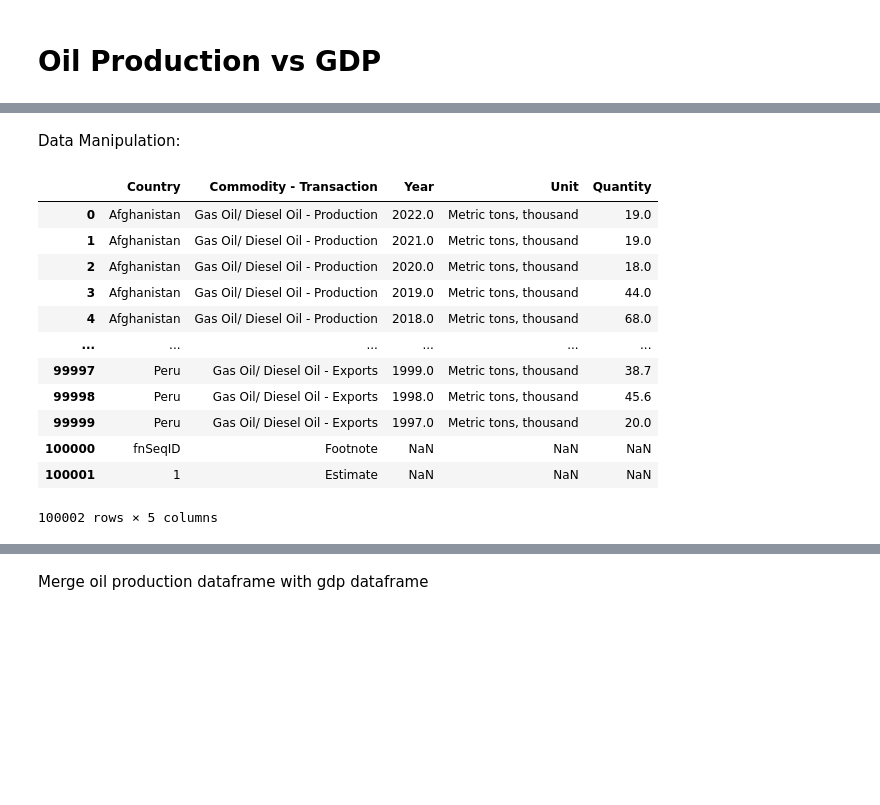
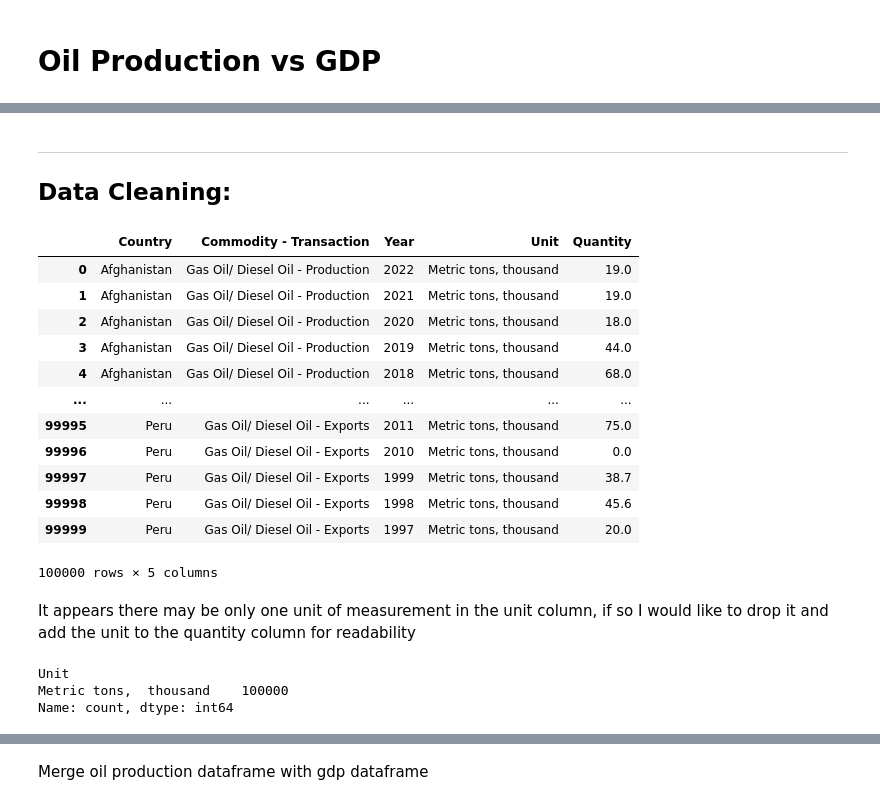
Before and after one commit to nss-data-science-cohort-8/un-exploration-GetGubbz, a Jupyter notebook: UN_Data_Exploration.ipynb, the cells around one changed output, grey strips where cells are left out. Saved outputs shown, nothing was run; the diff lists cells and outputs as text; code cells hidden in the pictures; blank space fills up the shorter version.

```diff
--- a/UN_Data_Exploration.ipynb
+++ b/UN_Data_Exploration.ipynb
@@ -1151,0 +1124,3 @@ oil_df.head()
+# %%
+oil_df = pd.read_csv('../un-exploration-GetGubbz/data/UN_Oil_Data.csv', usecols = ['Country or Area', 'Commodity - Transaction', 'Year', 'Unit', 'Quantity'], dtype={'Country or Area':'category','Commodity - Transaction':'category'}).dropna()
+oil_df
@@ -1156,20 +1175,29 @@ oil_df.shape
 # %% [markdown]
-Data Manipulation:
+<hr/>
+<h2>Data Cleaning:
 # %%
 oil_df = oil_df.rename(columns = {'Country or Area':'Country'})
-oil_df = oil_df.drop('Quantity Footnotes', axis =1)
+oil_df['Year'] = oil_df['Year'].astype('int16')
 oil_df
 # %% [output]
 |  | Country | Commodity - Transaction | Year | Unit | Quantity |
-| 0 | Afghanistan | Gas Oil/ Diesel Oil - Production | 2022.0 | Metric tons, thousand | 19.0 |
-| 1 | Afghanistan | Gas Oil/ Diesel Oil - Production | 2021.0 | Metric tons, thousand | 19.0 |
-| 2 | Afghanistan | Gas Oil/ Diesel Oil - Production | 2020.0 | Metric tons, thousand | 18.0 |
-| 3 | Afghanistan | Gas Oil/ Diesel Oil - Production | 2019.0 | Metric tons, thousand | 44.0 |
-| 4 | Afghanistan | Gas Oil/ Diesel Oil - Production | 2018.0 | Metric tons, thousand | 68.0 |
+| 0 | Afghanistan | Gas Oil/ Diesel Oil - Production | 2022 | Metric tons, thousand | 19.0 |
+| 1 | Afghanistan | Gas Oil/ Diesel Oil - Production | 2021 | Metric tons, thousand | 19.0 |
+| 2 | Afghanistan | Gas Oil/ Diesel Oil - Production | 2020 | Metric tons, thousand | 18.0 |
+| 3 | Afghanistan | Gas Oil/ Diesel Oil - Production | 2019 | Metric tons, thousand | 44.0 |
+| 4 | Afghanistan | Gas Oil/ Diesel Oil - Production | 2018 | Metric tons, thousand | 68.0 |
 | ... | ... | ... | ... | ... | ... |
-| 99997 | Peru | Gas Oil/ Diesel Oil - Exports | 1999.0 | Metric tons, thousand | 38.7 |
-| 99998 | Peru | Gas Oil/ Diesel Oil - Exports | 1998.0 | Metric tons, thousand | 45.6 |
-| 99999 | Peru | Gas Oil/ Diesel Oil - Exports | 1997.0 | Metric tons, thousand | 20.0 |
-| 100000 | fnSeqID | Footnote | NaN | NaN | NaN |
-| 100001 | 1 | Estimate | NaN | NaN | NaN |
+| 99995 | Peru | Gas Oil/ Diesel Oil - Exports | 2011 | Metric tons, thousand | 75.0 |
+| 99996 | Peru | Gas Oil/ Diesel Oil - Exports | 2010 | Metric tons, thousand | 0.0 |
+| 99997 | Peru | Gas Oil/ Diesel Oil - Exports | 1999 | Metric tons, thousand | 38.7 |
+| 99998 | Peru | Gas Oil/ Diesel Oil - Exports | 1998 | Metric tons, thousand | 45.6 |
+| 99999 | Peru | Gas Oil/ Diesel Oil - Exports | 1997 | Metric tons, thousand | 20.0 |
-100002 rows × 5 columns
+100000 rows × 5 columns
+# %% [markdown]
+It appears there may be only one unit of measurement in the unit column, if so I would like to drop it and add the unit to the quantity column for readability
+# %%
+oil_df['Unit'].value_counts()
+# %% [output]
+Unit
+Metric tons,  thousand    100000
+Name: count, dtype: int64
```
Also changed, not shown: parts of 53 cells of this notebook.
